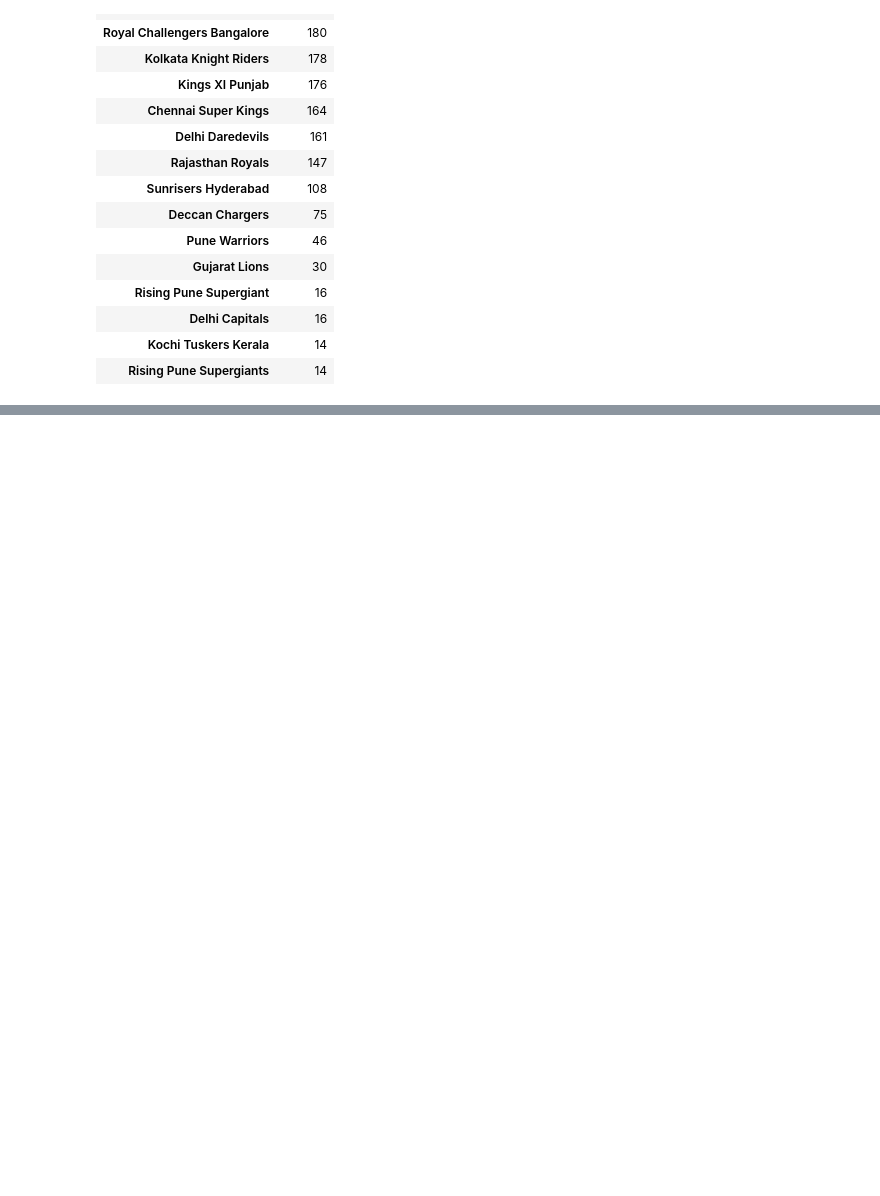
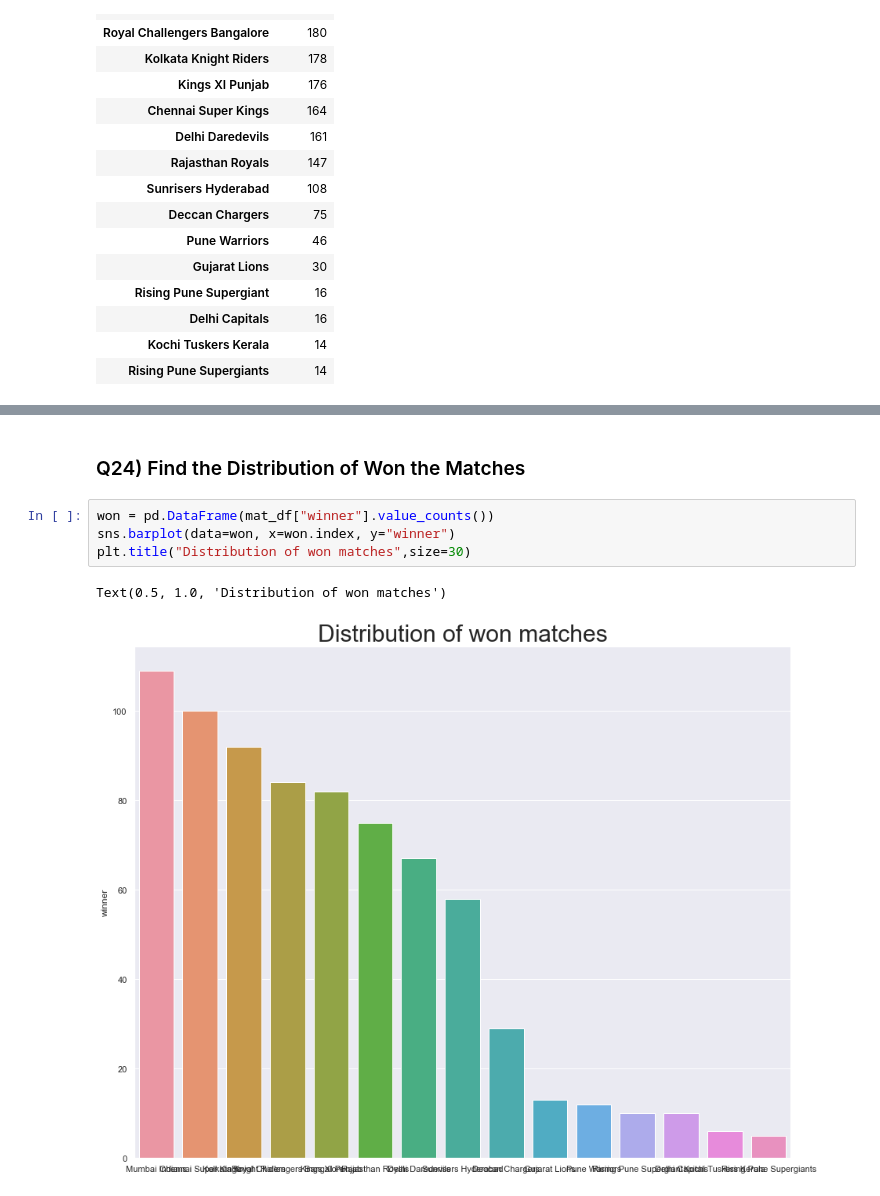
Before and after one commit to dhzdhd/DSE, a Jupyter notebook: Year 2/Semester 3/IDA lab/Week 5/E1 (2).ipynb, the cells around one changed output, grey strips where cells are left out. Drawn from its saved outputs; the diff is of its cells as text; blank space fills up the shorter version.

```diff
--- a/Year 2/Semester 3/IDA lab/Week 5/E1 (2).ipynb
+++ b/Year 2/Semester 3/IDA lab/Week 5/E1 (2).ipynb
@@ -359,0 +433,9 @@ pd.DataFrame(pd.concat([mat_df["team1"], mat_df["team2"]]).value_counts(), colum
+# %% [markdown]
+### Q24) Find the Distribution of Won the Matches
+# %%
+won = pd.DataFrame(mat_df["winner"].value_counts())
+sns.barplot(data=won, x=won.index, y="winner")
+plt.title("Distribution of won matches",size=30)
+# %% [output]
+Text(0.5, 1.0, 'Distribution of won matches')
+[figure, added]
```
Also changed, not shown: parts of 11 cells of this notebook, 14 other files.
